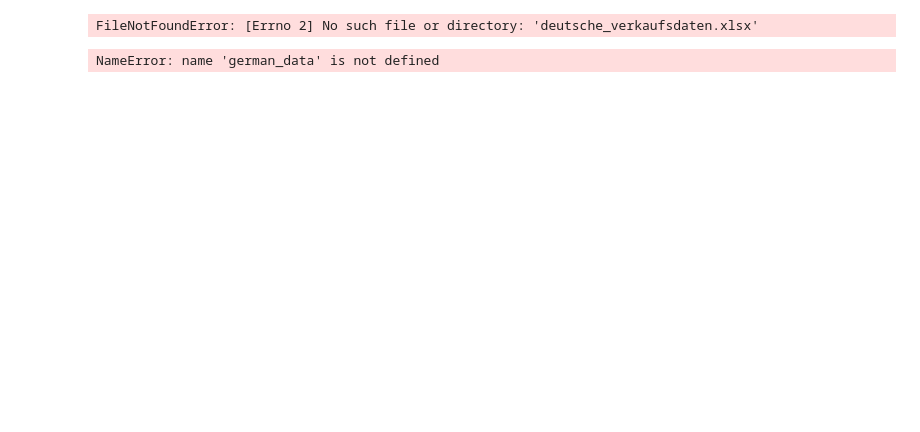
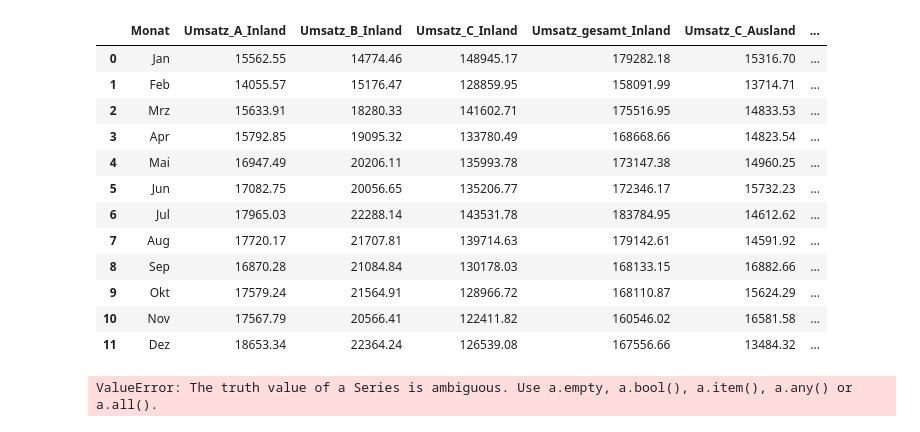
Before and after one commit to Wolfhardt/Praxisprojekt_Modul_2.2_Breakout2, a Jupyter notebook: Daten/Untitled-1.ipynb, the cells around one changed output. Saved outputs shown, nothing was run; the diff lists cells and outputs as text; code cells hidden in the pictures; blank space fills up the shorter version.

```diff
--- a/Daten/Untitled-1.ipynb
+++ b/Daten/Untitled-1.ipynb
@@ -3,19 +3,38 @@ import pandas as pd
 import ipywidgets as widgets
 import matplotlib.pyplot as plt
 import seaborn as sns
-# %%
-# Laden der deutschen Verkaufsdaten aus Excel
-german_data = pd.read_excel("deutsche_verkaufsdaten.xlsx")
-
-# Laden der Verkaufsdaten für den Rest Europas aus CSV
-europe_data = pd.read_csv("verkaufsdaten_europa.csv")
-# %% [output]
-FileNotFoundError: [Errno 2] No such file or directory: 'deutsche_verkaufsdaten.xlsx'
-# %%
-# Datenstruktur anzeigen
-print(german_data.head())
-print(europe_data.head())
-# %% [output]
-NameError: name 'german_data' is not defined
+# %%
+# Laden der deutschen Verkaufsdaten aus Excel
+inland_data = pd.read_csv(r"C:\Users\User\Documents\GitHub\Praxisprojekt_Modul_2.2_Breakout2\Daten\Umsatz_Inland.csv")
+
+# Laden der Verkaufsdaten in Monaten für den Rest Europas aus CSV
+ausland_data = pd.read_csv(r"C:\Users\User\Documents\GitHub\Praxisprojekt_Modul_2.2_Breakout2\Daten\Umsatz_Ausland_Monat.csv", usecols=["Datum", "Umsatz_C_Ausland", "Umsatz_A_Ausland", "Umsatz_B_Ausland", "Umsatz_gesamt_Ausland"])
+
+# Laden der Verkaufsdaten in Tagen für den Rest Europas aus CSV
+ausland_data_tage = pd.read_csv(r"C:\Users\User\Documents\GitHub\Praxisprojekt_Modul_2.2_Breakout2\Daten\Umsatz_Ausland_Tage.csv", usecols=["Datum", "Umsatz_C_Ausland", "Umsatz_A_Ausland", "Umsatz_B_Ausland", "Umsatz_gesamt_Ausland"])
+
+# Laden der zusammengefügten Verkaufsdaten
+gesamt_data = pd.read_csv(r"C:\Users\User\Documents\GitHub\Praxisprojekt_Modul_2.2_Breakout2\Daten\Umsatz_gesamt.csv")
+# %%
+gesamt_data
+# %% [output]
+|  | Monat | Umsatz_A_Inland | Umsatz_B_Inland | Umsatz_C_Inland | Umsatz_gesamt_Inland | Umsatz_C_Ausland | ... |
+| 0 | Jan | 15562.55 | 14774.46 | 148945.17 | 179282.18 | 15316.70 | ... |
+| 1 | Feb | 14055.57 | 15176.47 | 128859.95 | 158091.99 | 13714.71 | ... |
+| 2 | Mrz | 15633.91 | 18280.33 | 141602.71 | 175516.95 | 14833.53 | ... |
+| 3 | Apr | 15792.85 | 19095.32 | 133780.49 | 168668.66 | 14823.54 | ... |
+| 4 | Mai | 16947.49 | 20206.11 | 135993.78 | 173147.38 | 14960.25 | ... |
+| 5 | Jun | 17082.75 | 20056.65 | 135206.77 | 172346.17 | 15732.23 | ... |
+| 6 | Jul | 17965.03 | 22288.14 | 143531.78 | 183784.95 | 14612.62 | ... |
+| 7 | Aug | 17720.17 | 21707.81 | 139714.63 | 179142.61 | 14591.92 | ... |
+| 8 | Sep | 16870.28 | 21084.84 | 130178.03 | 168133.15 | 16882.66 | ... |
+| 9 | Okt | 17579.24 | 21564.91 | 128966.72 | 168110.87 | 15624.29 | ... |
+| 10 | Nov | 17567.79 | 20566.41 | 122411.82 | 160546.02 | 16581.58 | ... |
+| 11 | Dez | 18653.34 | 22364.24 | 126539.08 | 167556.66 | 13484.32 | ... |
+# %%
+df =
+sns.barplot(data=gesamt_data, x=gesamt_data.index.get_level_values(0), y=["Umsatz_gesamt_Inland"] )
+# %% [output]
+ValueError: The truth value of a Series is ambiguous. Use a.empty, a.bool(), a.item(), a.any() or a.all().
 # %%
 # Spalten und Datentypen
```
Also changed, not shown: parts of 3 cells of this notebook, 1 other file.
